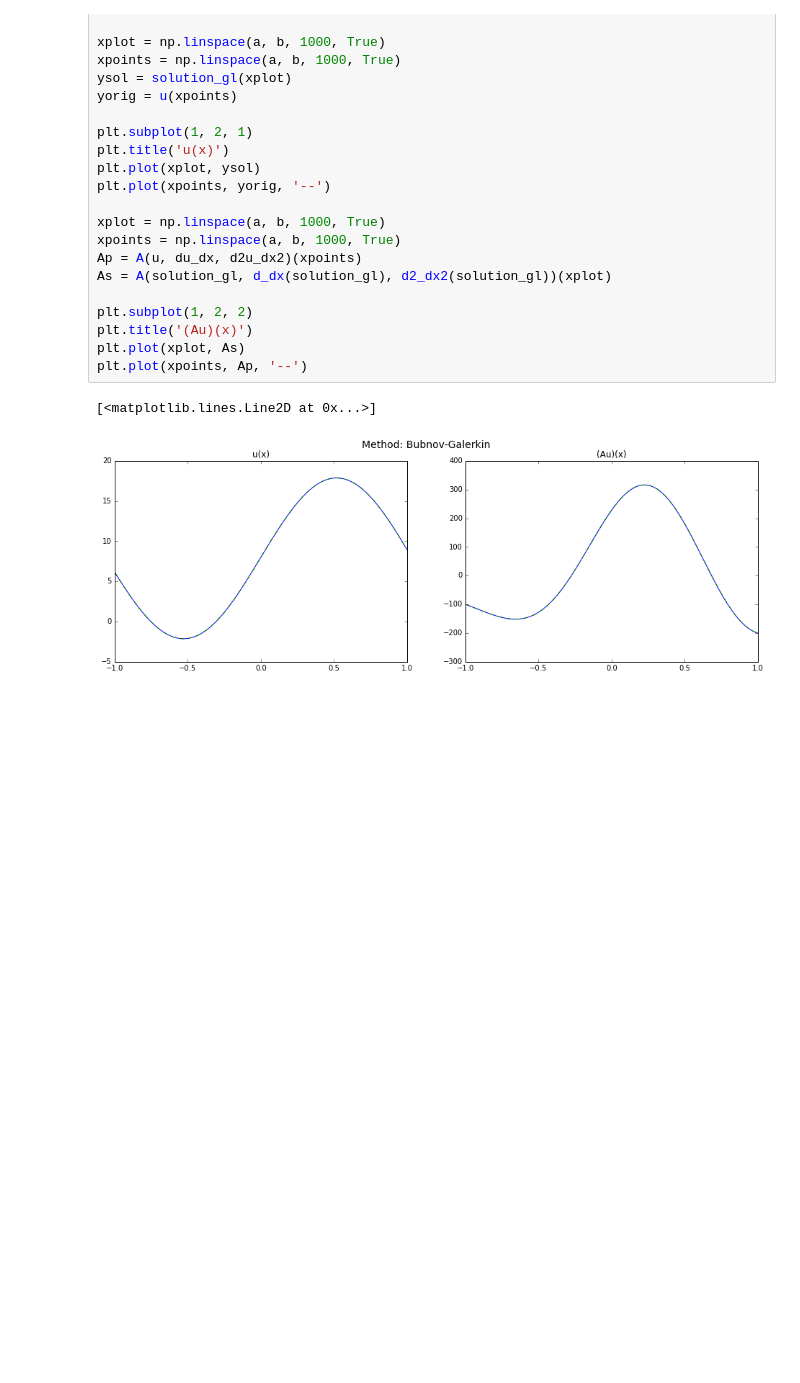
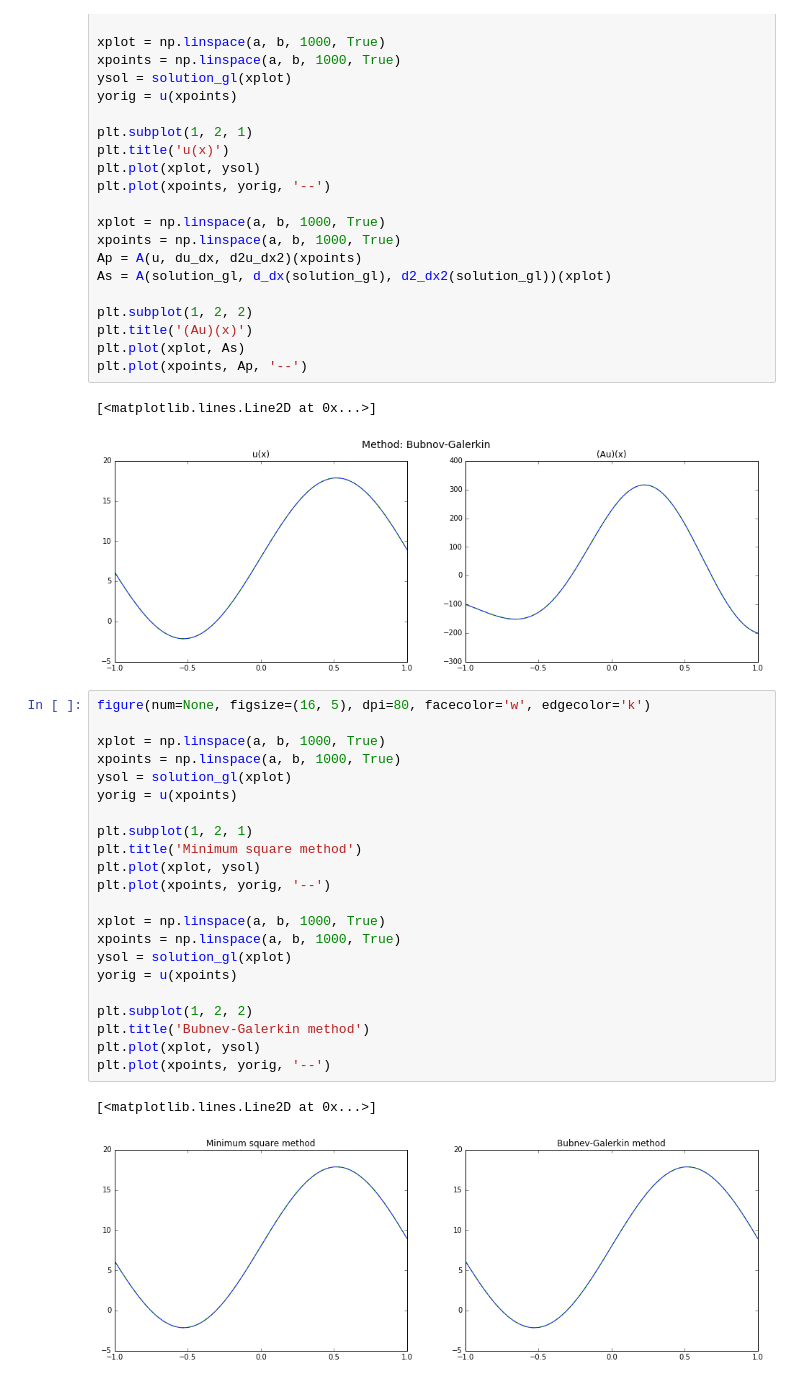
Before and after one commit to FalconUA/numerical-analysis, a Jupyter notebook: s3-1/appointment_s3-1.ipynb, the cells around one changed output. Saved outputs shown, nothing was run; the diff lists cells and outputs as text; blank space fills up the shorter version.

```diff
--- a/s3-1/appointment_s3-1.ipynb
+++ b/s3-1/appointment_s3-1.ipynb
@@ -188,3 +188,28 @@ plt.plot(xpoints, Ap, '--')
 # %% [output]
 [<matplotlib.lines.Line2D at 0x...>]
 [figure]
+# %%
+figure(num=None, figsize=(16, 5), dpi=80, facecolor='w', edgecolor='k')
+
+xplot = np.linspace(a, b, 1000, True)
+xpoints = np.linspace(a, b, 1000, True)
+ysol = solution_gl(xplot)
+yorig = u(xpoints)
+
+plt.subplot(1, 2, 1)
+plt.title('Minimum square method')
+plt.plot(xplot, ysol)
+plt.plot(xpoints, yorig, '--')
+
+xplot = np.linspace(a, b, 1000, True)
+xpoints = np.linspace(a, b, 1000, True)
+ysol = solution_gl(xplot)
+yorig = u(xpoints)
+
+plt.subplot(1, 2, 2)
+plt.title('Bubnev-Galerkin method')
+plt.plot(xplot, ysol)
+plt.plot(xpoints, yorig, '--')
+# %% [output]
+[<matplotlib.lines.Line2D at 0x...>]
+[figure, added]
```
Also changed, not shown: 2 other files.
